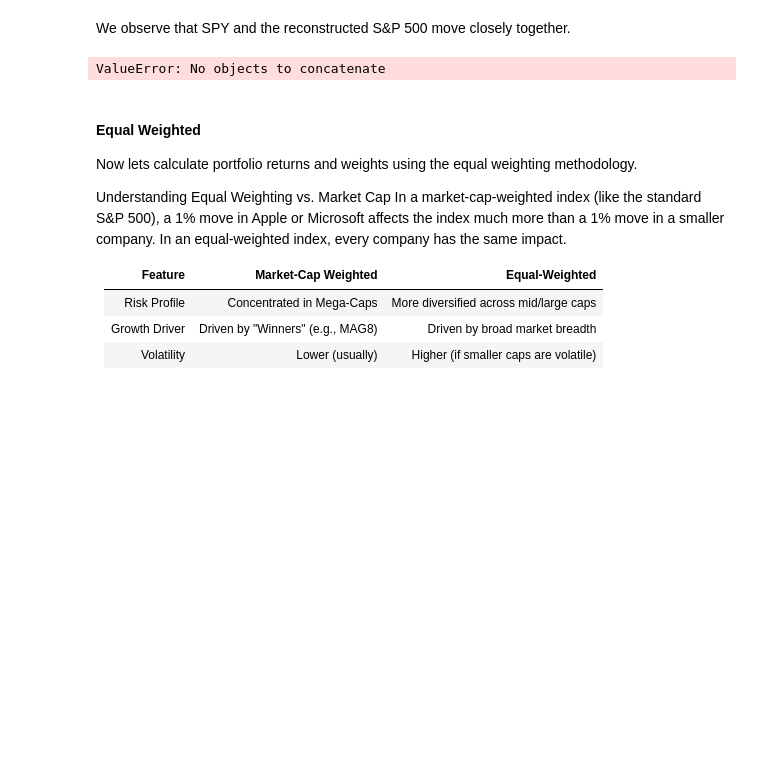
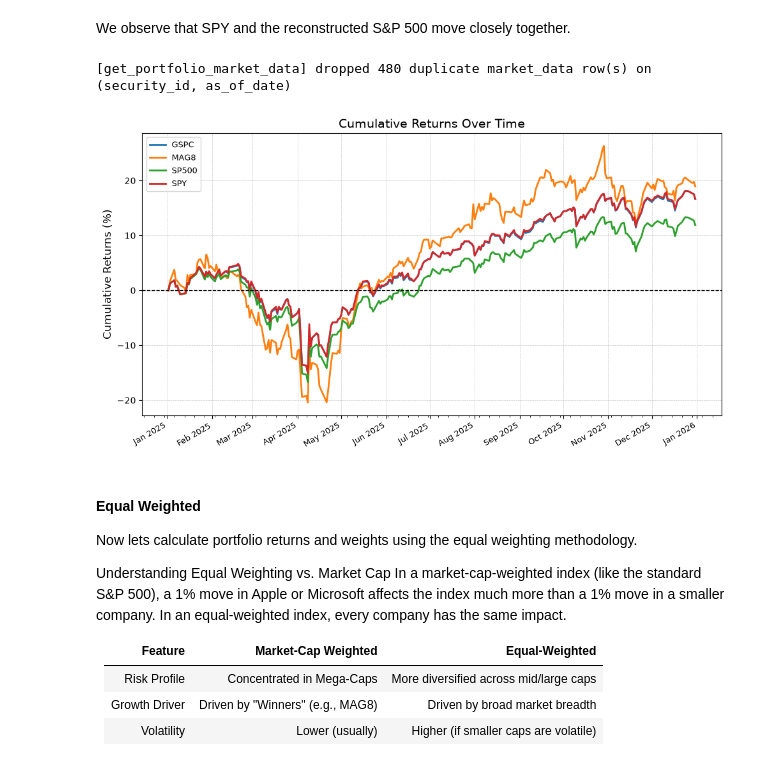
Before and after one commit to menonf/InvestmentManagement, a Jupyter notebook: toolkit/notebooks/backtest_research_demo_sp500.ipynb, the cells around one changed output. Saved outputs shown, nothing was run; the diff lists cells and outputs as text; code cells hidden in the pictures; blank space fills up the shorter version.

```diff
--- a/toolkit/notebooks/backtest_research_demo_sp500.ipynb
+++ b/toolkit/notebooks/backtest_research_demo_sp500.ipynb
@@ -717,19 +686,21 @@ We observe that SPY and the reconstructed S&P 500 move closely together.
 # %%
 from analytics.performance import performance_analytics as perf
 
 portfolio_short_names = ["SPY","SP500","MAG8","GSPC"]
 portfolio_market_data = database.get_portfolio_market_data(session, engine, start_date, end_date, portfolio_short_names)
 if data_source.lower() == "yahoo":
     portfolio_asset_returns = perf.calculate_portfolio_constituent_returns(portfolio_market_data, "adj_close")["log_returns"]
 else:
-    portfolio_asset_returns = perf.calculate_portfolio_constituent_returns(portfolio_market_data, "adj_close")["log_returns"].shift(1)
+    portfolio_asset_returns = perf.calculate_portfolio_constituent_returns(portfolio_market_data, "adj_close")["log_returns"]
 portfolio_asset_weights = perf.calculate_portfolio_constituent_weights(portfolio_market_data, "adj_close", "market_weighted")
 portfolio_return = (portfolio_asset_returns * portfolio_asset_weights).T.groupby(level=0).sum().T
 
 portfolio_total_return = portfolio_asset_returns * portfolio_asset_weights
-perf.plot_cumulative_returns(portfolio_total_return.T.groupby(level=0).sum().T)
+fig = perf.plot_cumulative_returns(portfolio_total_return.T.groupby(level=0).sum().T)
+display(fig)  # render the chart inline in the notebook
 # %% [output]
-ValueError: No objects to concatenate
+[get_portfolio_market_data] dropped 480 duplicate market_data row(s) on (security_id, as_of_date)
+[figure, added]
 # %% [markdown]
 #### Equal Weighted
 
```
Also changed, not shown: parts of 21 cells of this notebook.
